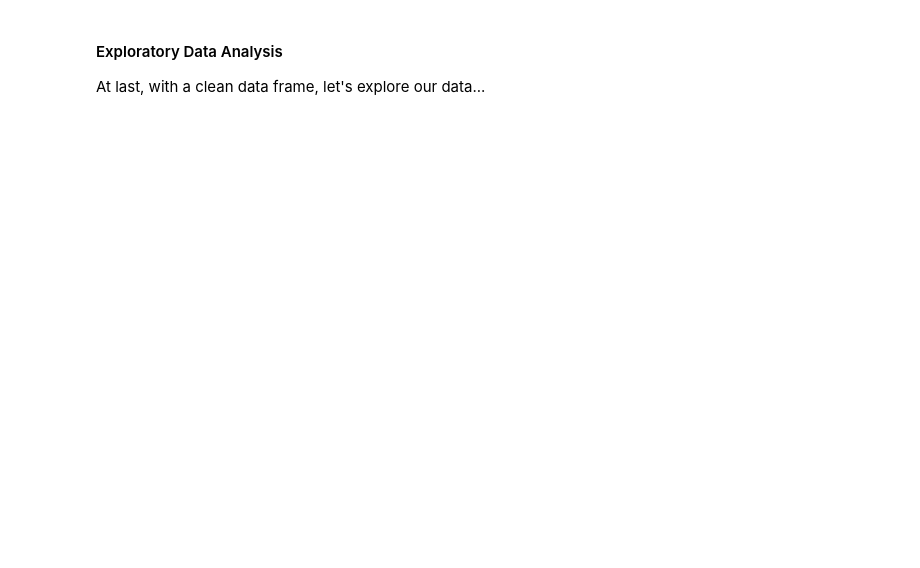
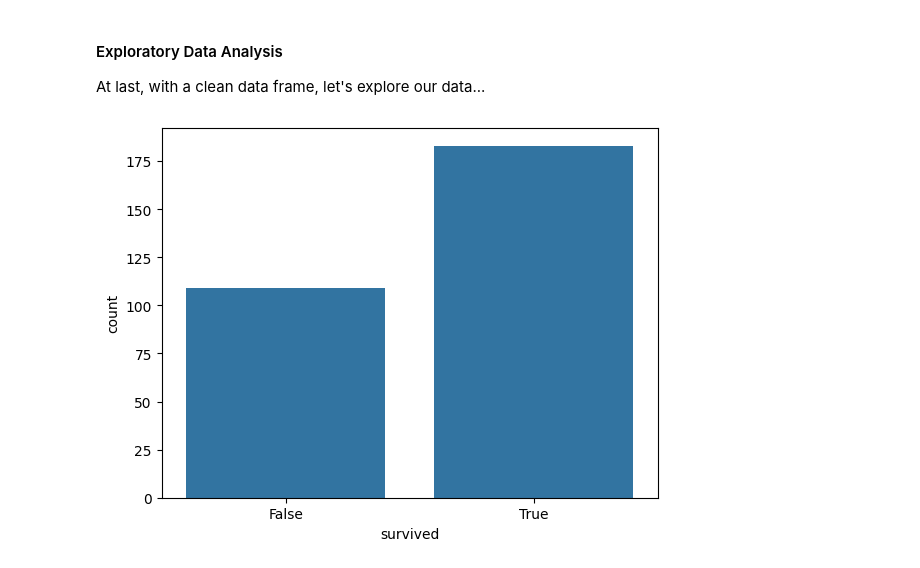
Before and after one commit to mrkmhny/horses, a Jupyter notebook: horses.ipynb, the cells around one changed output. Drawn from its saved outputs; the diff is of its cells as text; code cells hidden in the pictures; blank space fills up the shorter version.

```diff
--- a/horses.ipynb
+++ b/horses.ipynb
@@ -270,14 +279,16 @@ df = df.drop(columns='capillary_refill_time')
 
 # lesion_type1, lesion_type2, and lesion_type3 have unclear/confusing descriptions.
 # There are not enough digits to represent all permutations of the lesion types in the provided documentation.
-# However, a value of "00000" seems to at least equate to "none".
+# We will exclude this field, since it does not inspire a ton of confidence
+# However, in the future a value of "00000" seems to at least equate to "none".
 # So, we can convert this into a binary field, where 0 = "no lesion", and > 0 means "lesion exists"
-
-df['has_lesion'] = df['lesion_type1'] != 0
+# print(df['lesion_type1'][1])
+# df['has_lesion'] = df['lesion_type1'] != 0
+# Uncomment the above code block if you'd like to include has_lesion
 df = df.drop(columns='lesion_type1')
 
 df.info(verbose=True, show_counts=True)
-df.head()
+df.head(5)
 # %% [output]
 (368, 28)
 <class 'pandas.core.frame.DataFrame'>
@@ -422 +430,10 @@ memory usage: 25.7 KB
 At last, with a clean data frame, let's explore our data...
+# %%
+# Let's check how balanced our data is...
+
+df_train, df_test = train_test_split(df, test_size=0.2, random_state=1)
+
+sns.countplot(x='survived', data=df_train)
+plt.show()
+# %% [output]
+[figure, added]
```
Also changed, not shown: parts of 25 cells of this notebook.
